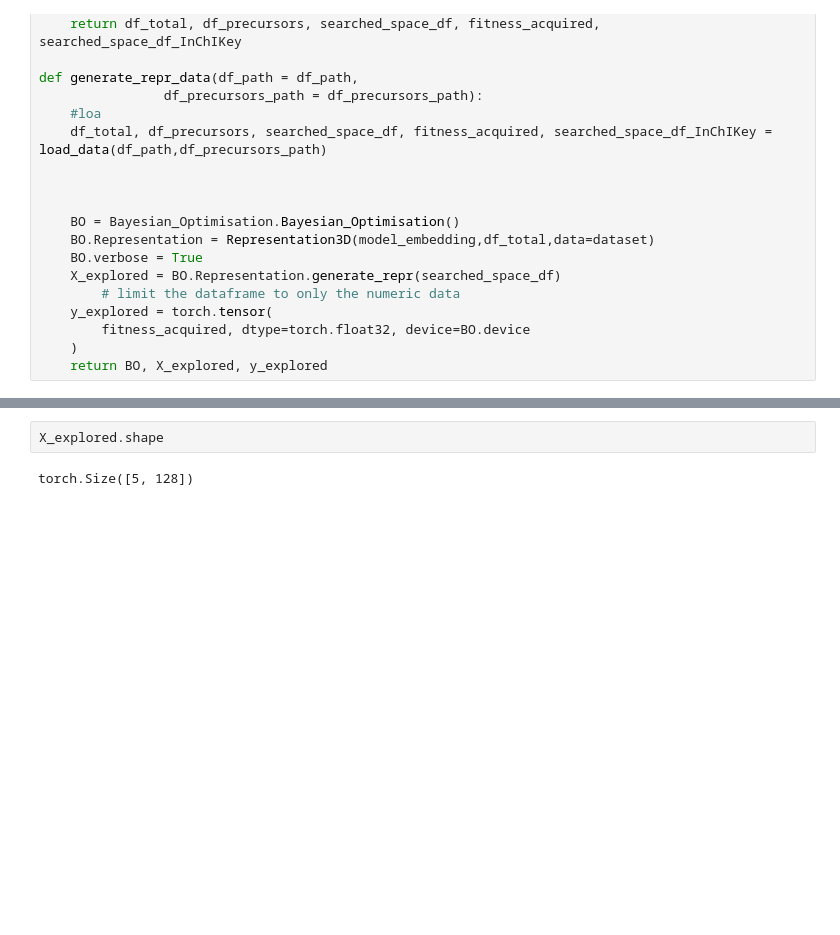
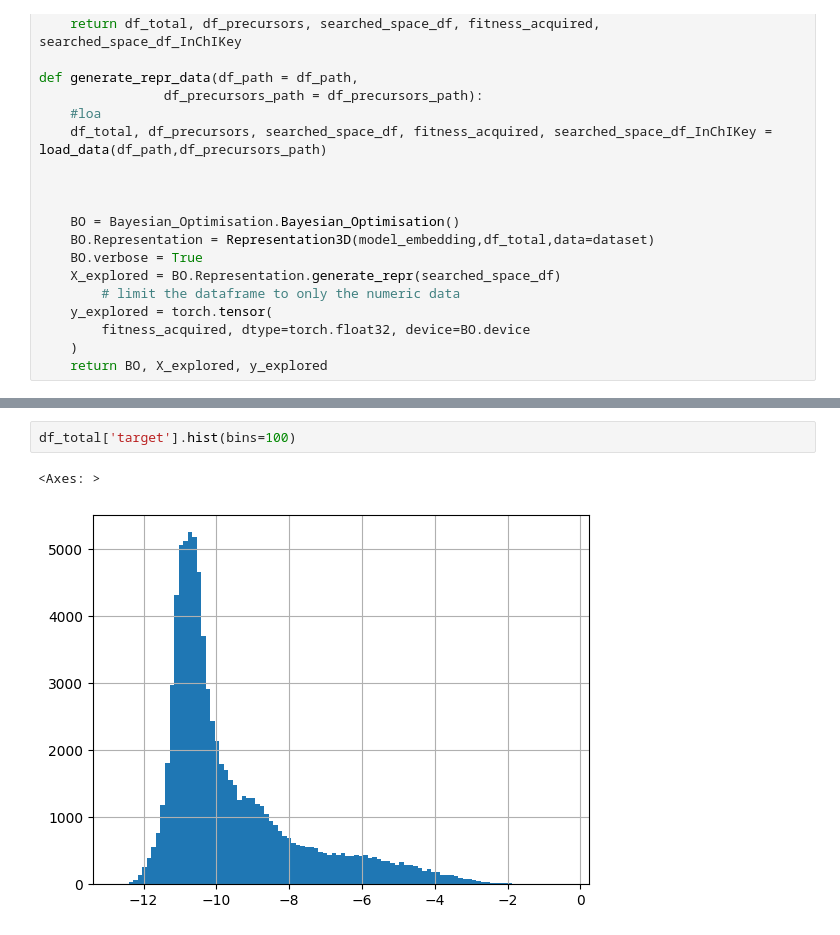
Before and after one commit to C-Bone-UCL/Geom3D, a Jupyter notebook: notebook/try_deep_kernel.ipynb, the cells around one changed output, grey strips where cells are left out. Cells and saved outputs as stored; diff of their text form; blank space fills up the shorter version.

```diff
--- a/notebook/try_deep_kernel.ipynb
+++ b/notebook/try_deep_kernel.ipynb
@@ -362,4 +299,5 @@ class Representation3D:
-# %%
-X_explored.shape
-# %% [output]
-torch.Size([5, 128])
+# %%
+df_total['target'].hist(bins=100)
+# %% [output]
+<Axes: >
+[figure, added]
```
Also changed, not shown: parts of 20 cells of this notebook, 11 other files.
